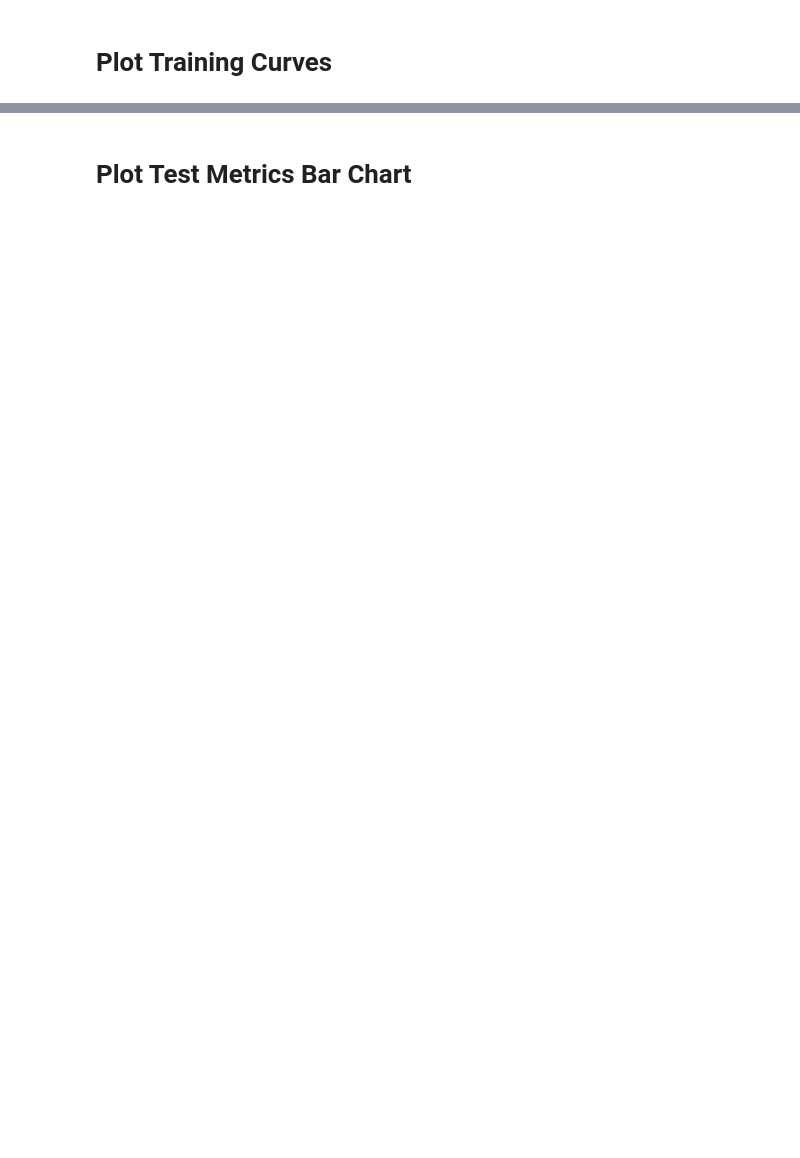
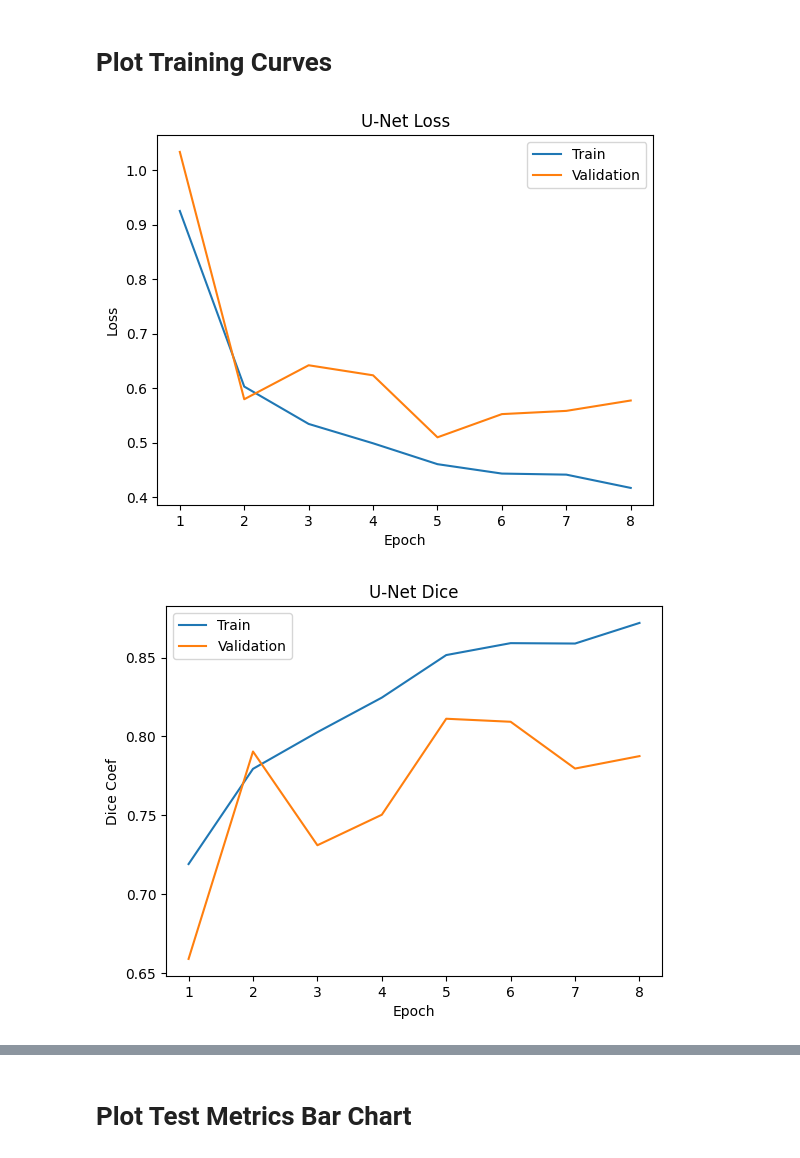
Before and after one commit to andreyestevam/CMSC324-FinalProject, a Jupyter notebook: final_project/03_evaluate_modelsCORRECT.ipynb, the cells around one changed output, grey strips where cells are left out. Drawn from its saved outputs; the diff is of its cells as text; code cells hidden in the pictures; blank space fills up the shorter version.

Commit message:
finish evaluate models and generate all plots. create random sample indices

```diff
--- a/final_project/03_evaluate_modelsCORRECT.ipynb
+++ b/final_project/03_evaluate_modelsCORRECT.ipynb
@@ -104,44 +145,48 @@ with open("unet_history_all.json") as unet_file:
 with open("swin_history_all.json") as swin_file:
     swin_history = json.load(swin_file)
 
-epochs = range(1, len(unet_history["loss"]) + 1)
+unet_epochs = range(1, len(unet_history["loss"]) + 1)
+swin_epochs = range(1, len(swin_history["train_loss"]) + 1)
 
 # U-Net Loss plot
-plt.plot(epochs, unet_history["loss"], label = "Train")
-plt.plot(epochs, unet_history["val_loss"], label = "Validation")
+plt.plot(unet_epochs, unet_history["loss"], label = "Train")
+plt.plot(unet_epochs, unet_history["val_loss"], label = "Validation")
 plt.title("U-Net Loss")
 plt.xlabel("Epoch")
 plt.ylabel("Loss")
 plt.legend()
 plt.savefig("plots/training_curves/unet_loss.png", dpi = 1200, bbox_inches = 'tight')
 plt.show()
 
 # U-Net Dice plot
-plt.plot(epochs, unet_history["dice_coef"], label = "Train")
-plt.plot(epochs, unet_history["val_dice_coef"], label = "Validation")
+plt.plot(unet_epochs, unet_history["dice_coef"], label = "Train")
+plt.plot(unet_epochs, unet_history["val_dice_coef"], label = "Validation")
 plt.title("U-Net Dice")
 plt.xlabel("Epoch")
 plt.ylabel("Dice Coef")
 plt.legend()
 plt.savefig("plots/training_curves/unet_dice.png", dpi = 1200, bbox_inches = 'tight')
 plt.show()
 
 # Swin Loss plot
-plt.plot(epochs, swin_history["train_loss"], label = "Train")
-plt.plot(epochs, swin_history["val_loss"], label = "Validation")
+plt.plot(swin_epochs, swin_history["train_loss"], label = "Train")
+plt.plot(swin_epochs, swin_history["val_loss"], label = "Validation")
 plt.title("Swin-UNETR Loss")
 plt.xlabel("Epoch")
 plt.ylabel("Loss")
 plt.legend()
 plt.savefig("plots/training_curves/swin_loss.png", dpi = 1200, bbox_inches = 'tight')
 plt.show()
 
 # Swin Dice plot
-plt.plot(epochs, swin_history["train_dice"], label = "Train")
-plt.plot(epochs, swin_history["val_dice"], label = "Validation")
+plt.plot(swin_epochs, swin_history["train_dice"], label = "Train")
+plt.plot(swin_epochs, swin_history["val_dice"], label = "Validation")
 plt.title("Swin-UNETR Dice")
 plt.xlabel("Epoch")
 plt.ylabel("Dice Coef")
 plt.legend()
 plt.savefig("plots/training_curves/swin_dice.png", dpi = 1200, bbox_inches = 'tight')
 plt.show()
+# %% [output]
+[figure, added]
+[figure, added]
```
Also changed, not shown: parts of 8 cells of this notebook, 8 other files.
